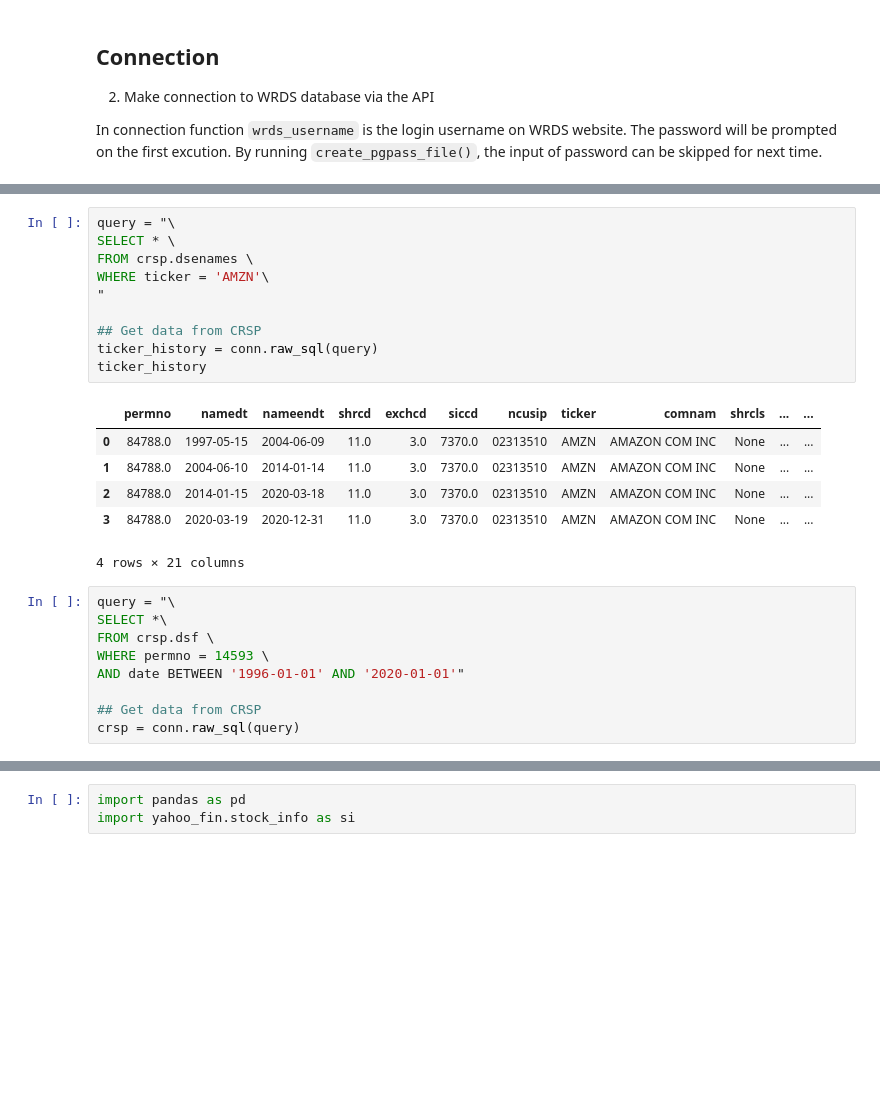
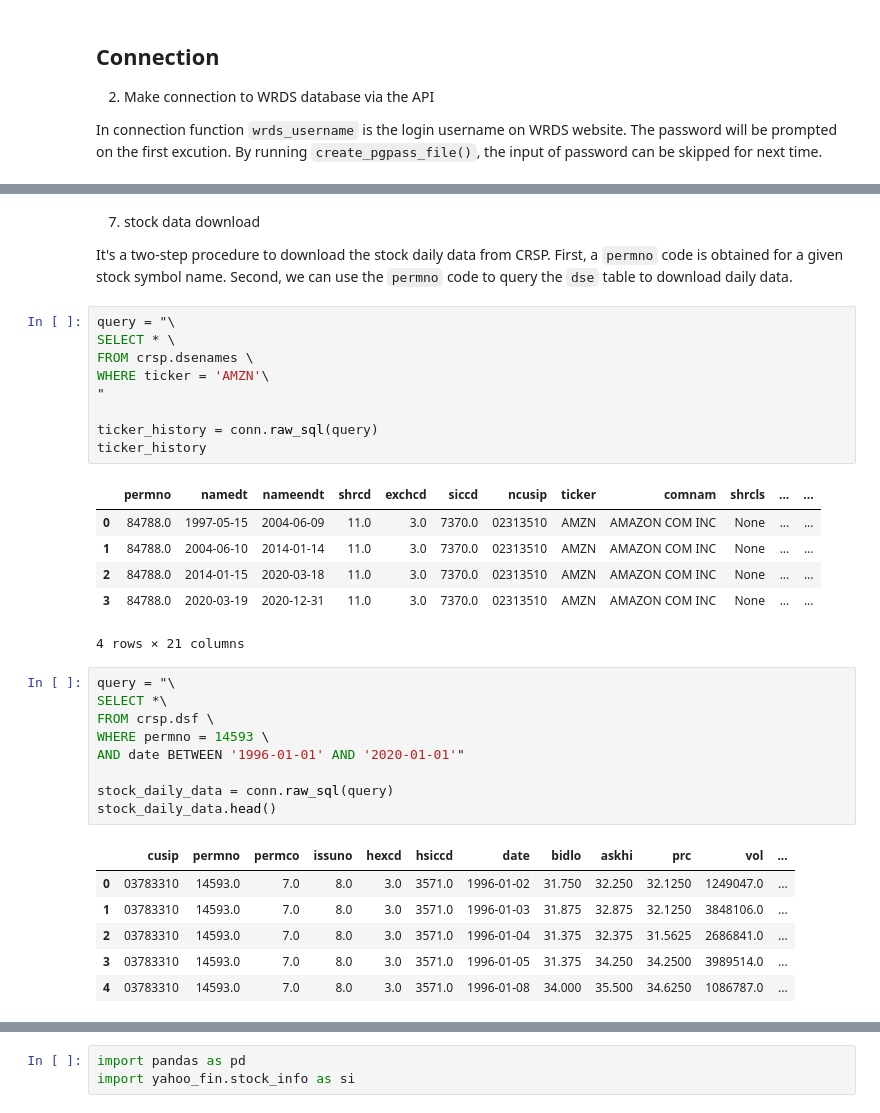
Before and after one commit to ChengLuFred/Portfolio-Selection-via-TBN, a Jupyter notebook: codes/experiment/WRDS_database.ipynb, the cells around one changed output, grey strips where cells are left out. Cells and saved outputs as stored; diff of their text form; blank space fills up the shorter version.

```diff
--- a/codes/experiment/WRDS_database.ipynb
+++ b/codes/experiment/WRDS_database.ipynb
@@ -134,3 +124,7 @@ data
+# %% [markdown]
+7. stock data download
+
+It's a two-step procedure to download the stock daily data from CRSP. First, a `permno` code is obtained for a given stock symbol name. Second, we can use the `permno` code to query the `dse` table to download daily data.
 # %%
 query = "\
 SELECT * \
@@ -138,7 +132,6 @@ FROM crsp.dsenames \
 WHERE ticker = 'AMZN'\
 "
 
-## Get data from CRSP
 ticker_history = conn.raw_sql(query)
 ticker_history
 # %% [output]
@@ -151,9 +144,16 @@ ticker_history
 # %%
 query = "\
 SELECT *\
 FROM crsp.dsf \
 WHERE permno = 14593 \
 AND date BETWEEN '1996-01-01' AND '2020-01-01'"
 
-## Get data from CRSP
-crsp = conn.raw_sql(query)
+stock_daily_data = conn.raw_sql(query)
+stock_daily_data.head()
+# %% [output]
+|  | cusip | permno | permco | issuno | hexcd | hsiccd | date | bidlo | askhi | prc | vol | ... |
+| 0 | 03783310 | 14593.0 | 7.0 | 8.0 | 3.0 | 3571.0 | 1996-01-02 | 31.750 | 32.250 | 32.1250 | 1249047.0 | ... |
+| 1 | 03783310 | 14593.0 | 7.0 | 8.0 | 3.0 | 3571.0 | 1996-01-03 | 31.875 | 32.875 | 32.1250 | 3848106.0 | ... |
+| 2 | 03783310 | 14593.0 | 7.0 | 8.0 | 3.0 | 3571.0 | 1996-01-04 | 31.375 | 32.375 | 31.5625 | 2686841.0 | ... |
+| 3 | 03783310 | 14593.0 | 7.0 | 8.0 | 3.0 | 3571.0 | 1996-01-05 | 31.375 | 34.250 | 34.2500 | 3989514.0 | ... |
+| 4 | 03783310 | 14593.0 | 7.0 | 8.0 | 3.0 | 3571.0 | 1996-01-08 | 34.000 | 35.500 | 34.6250 | 1086787.0 | ... |
```
Also changed, not shown: parts of 28 cells of this notebook, 23 other files.
